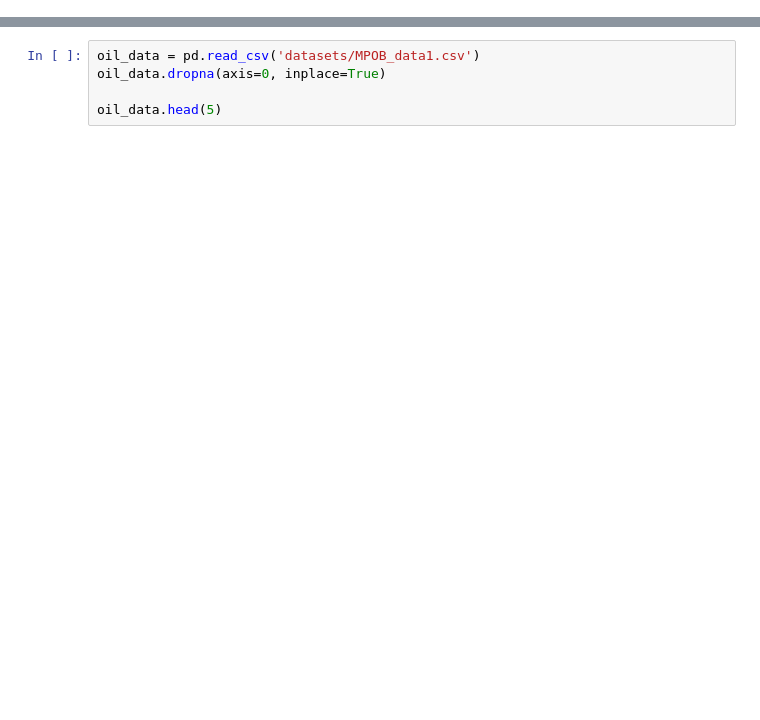
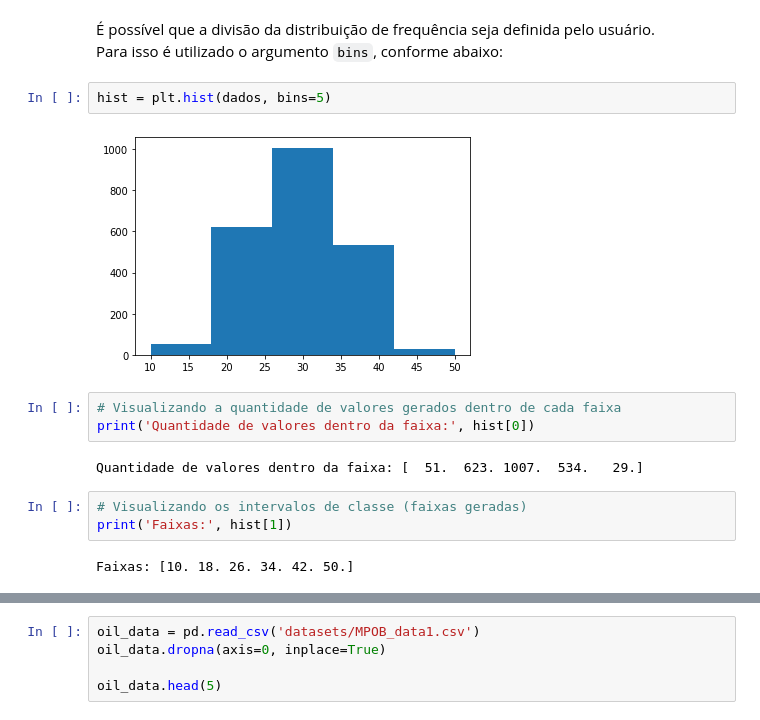
Before and after one commit to janderfg/Examples, a Jupyter notebook: Histograms_and_Cumulative.ipynb, the cells around one changed output, grey strips where cells are left out. Cells and saved outputs as stored; diff of their text form; blank space fills up the shorter version.

```diff
--- a/Histograms_and_Cumulative.ipynb
+++ b/Histograms_and_Cumulative.ipynb
@@ -3,0 +25,17 @@ import pandas as pd
+# %% [markdown]
+É possível que a divisão da distribuição de frequência seja definida pelo usuário.<br>
+Para isso é utilizado o argumento `bins`, conforme abaixo:
+# %%
+hist = plt.hist(dados, bins=5)
+# %% [output]
+[figure, added]
+# %%
+# Visualizando a quantidade de valores gerados dentro de cada faixa
+print('Quantidade de valores dentro da faixa:', hist[0])
+# %% [output]
+Quantidade de valores dentro da faixa: [  51.  623. 1007.  534.   29.]
+# %%
+# Visualizando os intervalos de classe (faixas geradas)
+print('Faixas:', hist[1])
+# %% [output]
+Faixas: [10. 18. 26. 34. 42. 50.]
```
Also changed, not shown: parts of 12 cells of this notebook.
